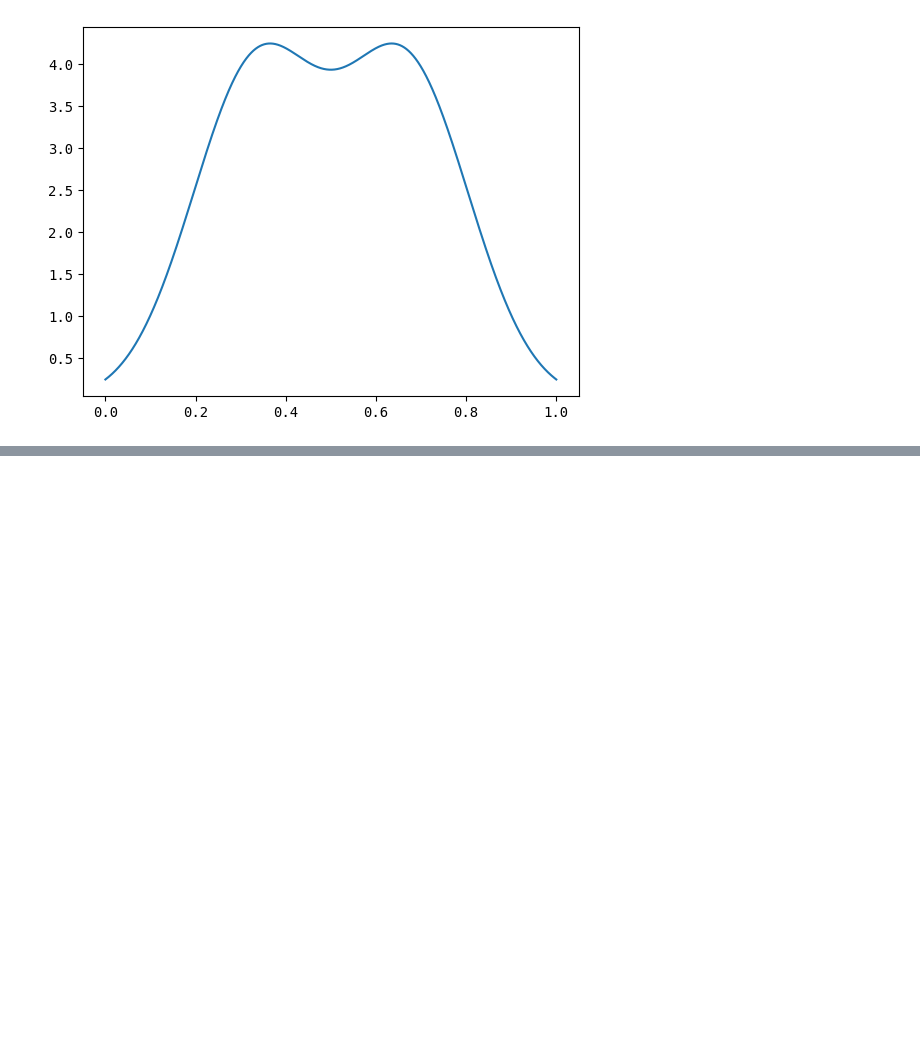
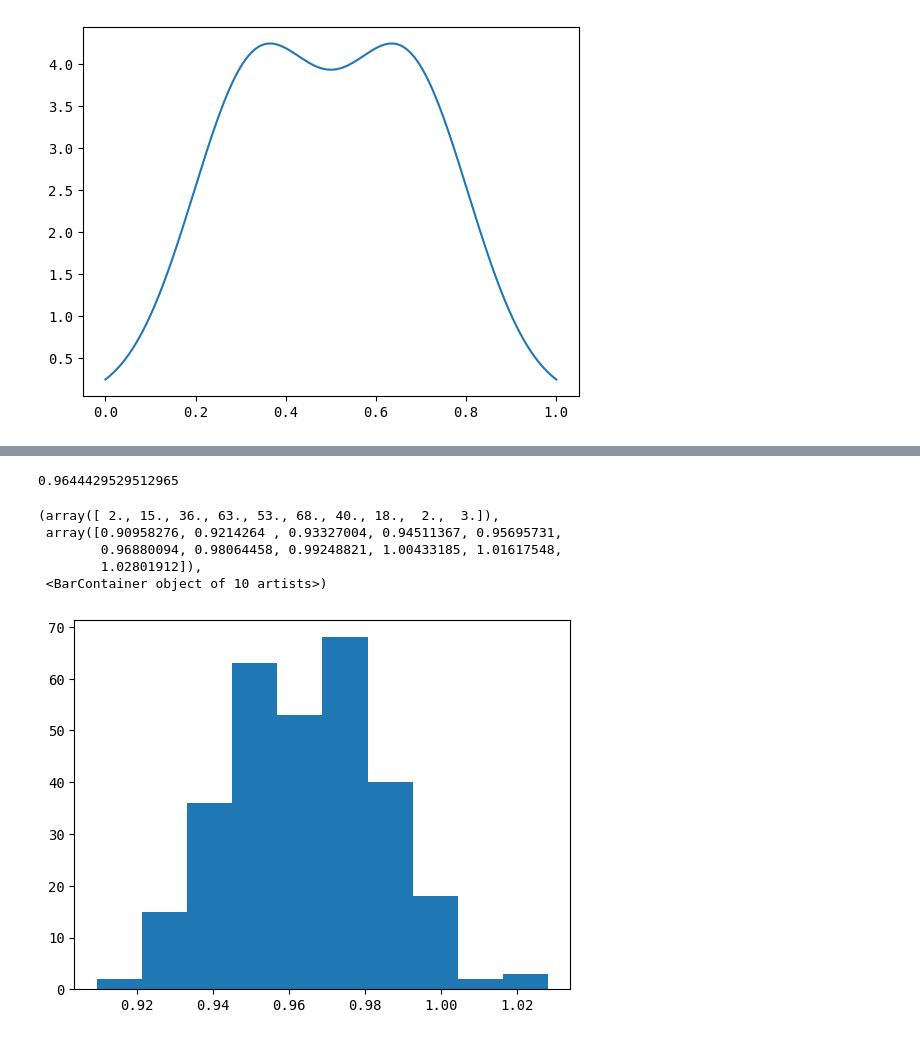
Before and after one commit to nVentis/MEM_HEP, a Jupyter notebook: notebooks/mem_nis_v2.ipynb, the cells around one changed output, grey strips where cells are left out. Drawn from its saved outputs; the diff is of its cells as text; code cells hidden in the pictures; blank space fills up the shorter version.

```diff
--- a/notebooks/mem_nis_v2.ipynb
+++ b/notebooks/mem_nis_v2.ipynb
@@ -299,9 +210,0 @@ get_result(nfm, func, n_samples=n_samples)
-# %%
-with torch.no_grad():
-    samples, logq = nfm.sample(n_samples)
-    true = torch.abs(func(samples))
-    test = logq.exp()
-    mean = torch.mean(true/test).item()
-    var = torch.var(true/test)
-
-    print(mean, torch.sqrt(var/(n_samples-1.)).item())
@@ -309,0 +211,10 @@ with torch.no_grad():
+# %%
+from tqdm.auto import tqdm
+
+n_runs = 300
+means = np.zeros(n_runs, dtype=float)
+sigmas = np.zeros(n_runs, dtype=float)
+for i in tqdm(range(n_runs)):
+    mean, sigma = nis.evaluate(n_samples=5000, revert=False, use_best=False)
+    means[i] = mean
+    sigmas[i] = sigma
@@ -309,0 +239,13 @@ with torch.no_grad():
+# %%
+print(np.mean(means))
+# %% [output]
+0.9644429529512965
+# %%
+plt.hist(means)
+# %% [output]
+(array([ 2., 15., 36., 63., 53., 68., 40., 18.,  2.,  3.]),
+ array([0.90958276, 0.9214264 , 0.93327004, 0.94511367, 0.95695731,
+        0.96880094, 0.98064458, 0.99248821, 1.00433185, 1.01617548,
+        1.02801912]),
+ <BarContainer object of 10 artists>)
+[figure, added]
```
Also changed, not shown: parts of 20 cells of this notebook, 13 other files.
